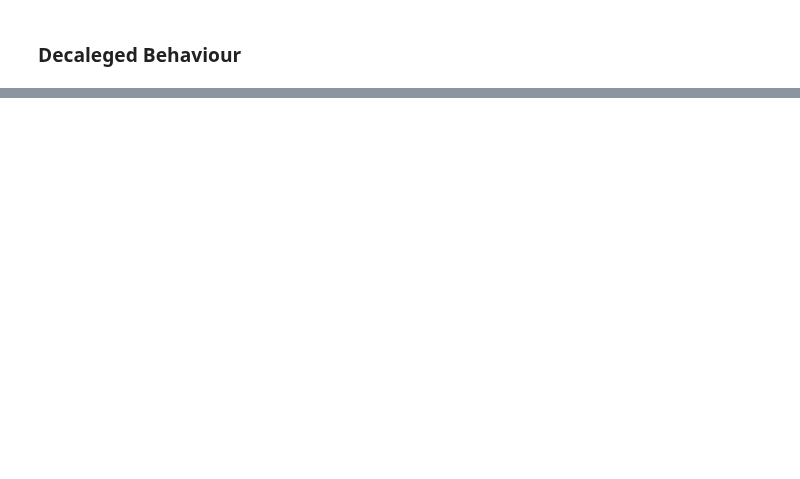
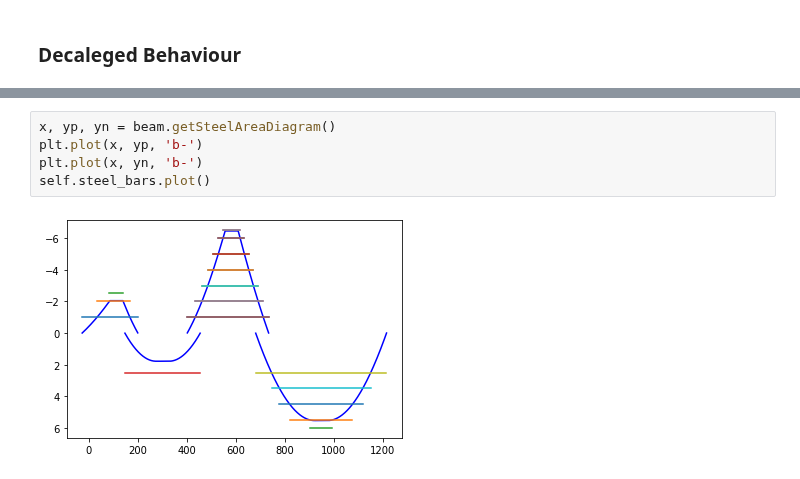
Before and after one commit to luisggc/FConcrete, a Jupyter notebook: jupyter/Hiper.ipynb, the cells around one changed output, grey strips where cells are left out. Cells and saved outputs as stored; diff of their text form; blank space fills up the shorter version.

```diff
--- a/jupyter/Hiper.ipynb
+++ b/jupyter/Hiper.ipynb
@@ -68,0 +82,7 @@ self.steel_bars.plot()
+# %%
+x, yp, yn = beam.getSteelAreaDiagram()
+plt.plot(x, yp, 'b-')
+plt.plot(x, yn, 'b-')
+self.steel_bars.plot()
+# %% [output]
+[figure, added]
```
Also changed, not shown: parts of 12 cells of this notebook, 6 other files.
